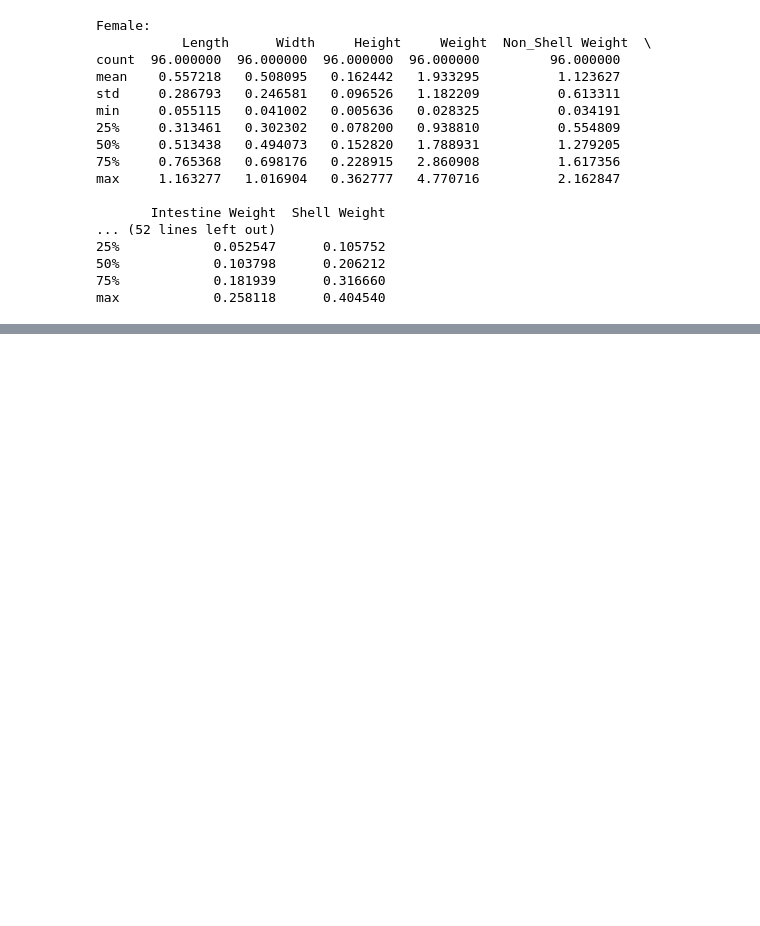
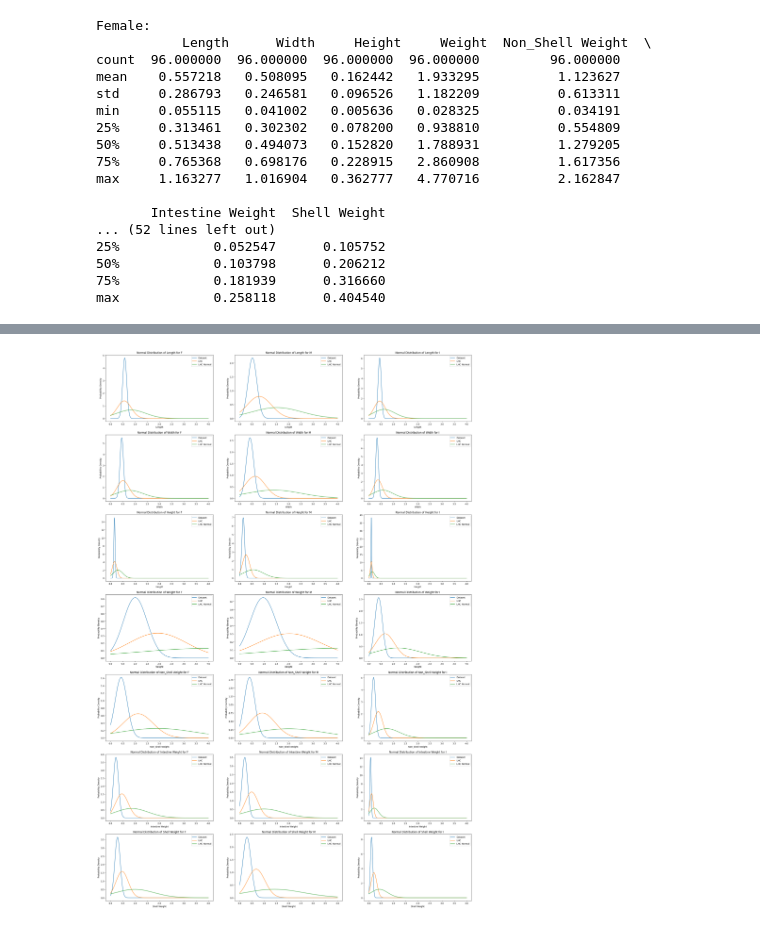
Before and after one commit to Liphip/e2ml, a Jupyter notebook: notebooks/13_final_exercise.ipynb, the cells around one changed output, grey strips where cells are left out. Drawn from its saved outputs; the diff is of its cells as text; code cells hidden in the pictures; blank space fills up the shorter version.

```diff
--- a/notebooks/13_final_exercise.ipynb
+++ b/notebooks/13_final_exercise.ipynb
@@ -331,8 +390,11 @@ def generate_lat_hyp_cube_datareq(datapoint_count=288, random_state=42):
 # %% [markdown]
 #### Generate 288 datarequests
 # %%
-#data_req_period_1 = generate_lat_hyp_cube_datareq(datapoint_count_period_1)
-#data_req_period_1.to_csv("../results/data_requests/data_req_period_1.csv", index=False)
+# data_req_period_1 = generate_lat_hyp_cube_datareq(datapoint_count_period_1)
+# data_req_period_1.to_csv("../results/data_requests/data_req_period_1.csv", index=False)
 data_req_period_1 = pd.read_csv("../results/data_requests/data_req_period_1.csv")
-data_req_period_1.describe()
+data_req_period_1_norm = generate_lat_hyp_cube_norm_dist_datareq(
+    datapoint_count_period_1
+)
+data_req_period_1.describe(), data_req_period_1_norm.describe()
 # %% [output]
@@ -356,6 +429,15 @@ data_req_period_1_dict = {
     "I": data_req_period_1_indeterminate,
 }
 
+data_req_period_1_norm_female = data_req_period_1_norm[data_req_period_1_norm["Sex"]=="F"]
+data_req_period_1_norm_male = data_req_period_1_norm[data_req_period_1_norm["Sex"] == "M"]
+data_req_period_1_norm_indeterminate = data_req_period_1_norm[data_req_period_1_norm["Sex"] == "I"]
+data_req_period_1_norm_dict = {
+    "F": data_req_period_1_norm_female,
+    "M": data_req_period_1_norm_male,
+    "I": data_req_period_1_norm_indeterminate,
+}
+
 print(
     "Female:\n",
     data_req_period_1_female.describe(),
@@ -424,0 +521,63 @@ plt.show()
+# %%
+# Calculate the mean and standard deviation for each feature for each Sex in the data request
+
+means_dict_samp = {
+    "F": dict(),
+    "M": dict(),
+    "I": dict(),
+}
+stds_dict_samp = {
+    "F": dict(),
+    "M": dict(),
+    "I": dict(),
+}
+
+means_dict_samp_norm = {
+    "F": dict(),
+    "M": dict(),
+    "I": dict(),
+}
+stds_dict_samp_norm = {
+    "F": dict(),
+    "M": dict(),
+    "I": dict(),
+}
+
+for sex in ["F", "M", "I"]:
+    for feature in initial_molluscs_data.drop(columns=["Sex", "Stage of Life"]).columns:
+        means_dict_samp[sex][feature] = data_req_period_1_dict[sex][feature].mean()
+        means_dict_samp_norm[sex][feature] = data_req_period_1_norm_dict[sex][feature].mean()
+
+        stds_dict_samp[sex][feature] = data_req_period_1_dict[sex][feature].std()
+        stds_dict_samp_norm[sex][feature] = data_req_period_1_norm_dict[sex][feature].std()
+
+#print(
+#    "Female:\n",
+#    female_means,
+#    female_stds,
+#    "\n------\nMale:\n",
+#    male_means,
+#    male_stds,
+#    "\n------\nIndeterminate:\n",
+#    indeterminate_means,
+#    indeterminate_stds,
+#    sep="\n",
+#)
+
+# Plot the normal distributions
+fig, axs = plt.subplots(len(female_means), 3, figsize=(30, 45))
+x_axis = np.arange(0, 4, 0.001)
+rand = np.random.RandomState(42)
+
+for i, feature in enumerate(initial_molluscs_data.drop(columns=["Sex", "Stage of Life"]).columns):
+    for j, sex in enumerate(["F","M","I"]):
+        ax = axs[i, j]
+        ax.plot(x_axis, norm.pdf(x_axis, means_dict[sex][feature], stds_dict[sex][feature]), label="Dataset")
+        ax.plot(x_axis, norm.pdf(x_axis, means_dict_samp[sex][feature], stds_dict_samp[sex][feature]), label="LHC")
+        ax.plot(x_axis, norm.pdf(x_axis, means_dict_samp_norm[sex][feature], stds_dict_samp_norm[sex][feature]), label="LHC Normal")
+        ax.set_title(f"Normal Distribution of {feature} for {sex}")
+        ax.set_xlabel(feature)
+        ax.set_ylabel("Probability Density")
+        ax.legend()
+# %% [output]
+[figure, added]
```
Also changed, not shown: parts of 11 cells of this notebook.
